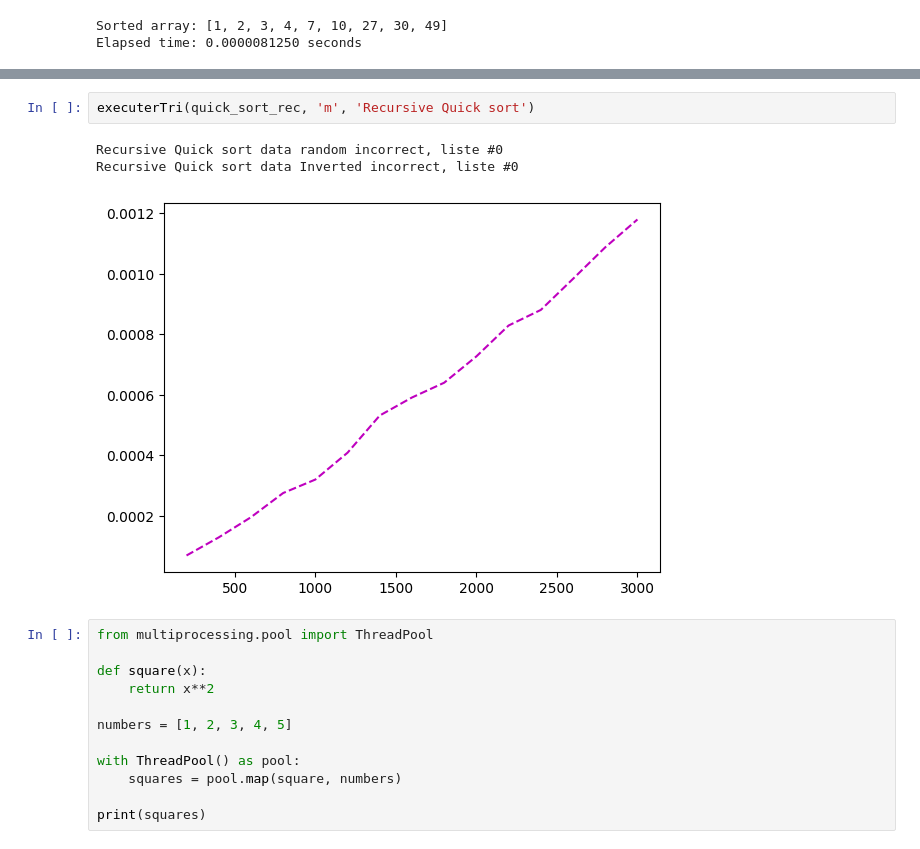
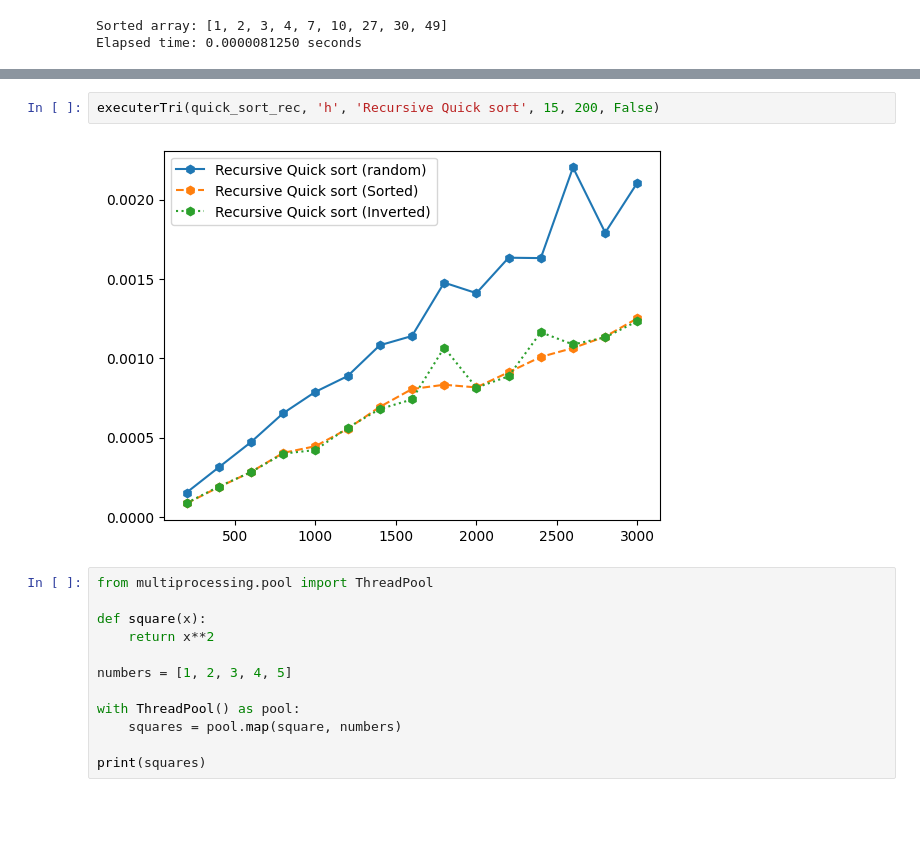
Before and after one commit to zshelali/projet-it4-complexity, a Jupyter notebook: TP - 2023 - Time Complexity sorting algorithms.ipynb, the cells around one changed output, grey strips where cells are left out. Drawn from its saved outputs; the diff is of its cells as text; blank space fills up the shorter version.

```diff
--- a/TP - 2023 - Time Complexity sorting algorithms.ipynb
+++ b/TP - 2023 - Time Complexity sorting algorithms.ipynb
@@ -756,9 +757,7 @@ executerTri(heap_sort, 'h', 'Heap Sort')
 # %%
-executerTri(quick_sort_rec, 'm', 'Recursive Quick sort')
+executerTri(quick_sort_rec, 'h', 'Recursive Quick sort', 15, 200, False)
 # %% [output]
-Recursive Quick sort data random incorrect, liste #0
-Recursive Quick sort data Inverted incorrect, liste #0
-[figure, old version]
+[figure, new version]
 # %%
 from multiprocessing.pool import ThreadPool
 
```
Also changed, not shown: parts of 15 cells of this notebook.
